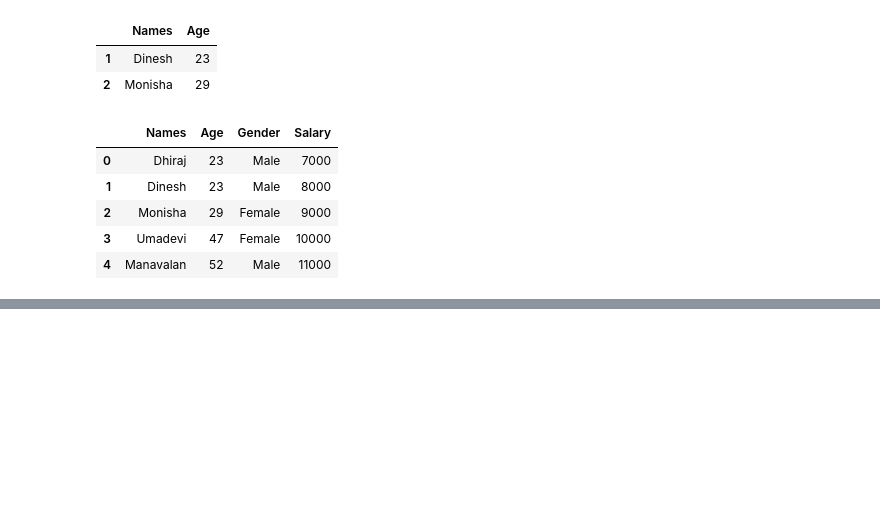
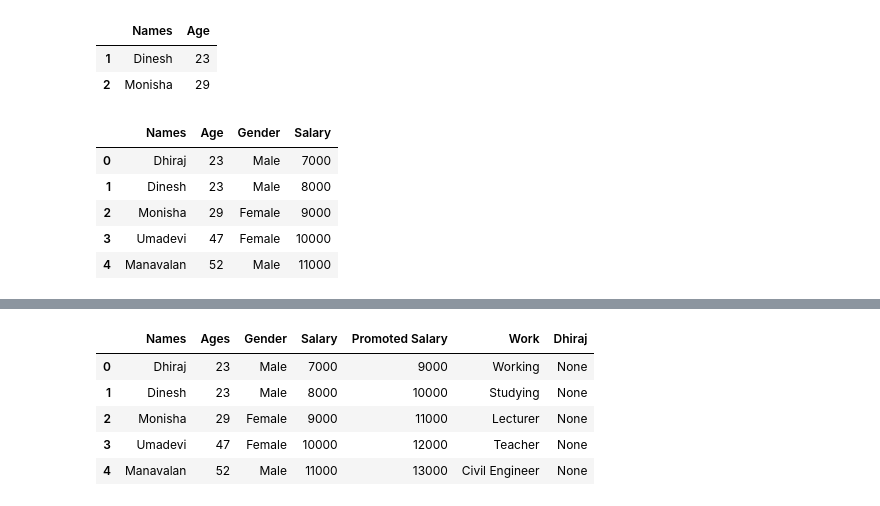
Before and after one commit to dhirajmanavalan/DataProcessing, a Jupyter notebook: Pandas/Practice_pandas.ipynb, the cells around one changed output, grey strips where cells are left out. Cells and saved outputs as stored; diff of their text form; code cells hidden in the pictures; blank space fills up the shorter version.

```diff
--- a/Pandas/Practice_pandas.ipynb
+++ b/Pandas/Practice_pandas.ipynb
@@ -266,0 +286,2 @@ data
+# %%
+data.rename(columns={'Age':'Ages'},inplace=True)
@@ -266,0 +308,2 @@ data
+# %%
+data["Promoted Salary"] = data["Salary"]+2000
@@ -266,0 +328,2 @@ data
+# %%
+data['Work'] = ['Working','Studying','Lecturer','Teacher',"Civil Engineer"]
@@ -266,0 +339,11 @@ data
+# %%
+data['Dhiraj'] = None
+# %%
+data
+# %% [output]
+|  | Names | Ages | Gender | Salary | Promoted Salary | Work | Dhiraj |
+| 0 | Dhiraj | 23 | Male | 7000 | 9000 | Working | None |
+| 1 | Dinesh | 23 | Male | 8000 | 10000 | Studying | None |
+| 2 | Monisha | 29 | Female | 9000 | 11000 | Lecturer | None |
+| 3 | Umadevi | 47 | Female | 10000 | 12000 | Teacher | None |
+| 4 | Manavalan | 52 | Male | 11000 | 13000 | Civil Engineer | None |
```
Also changed, not shown: parts of 53 cells of this notebook.
